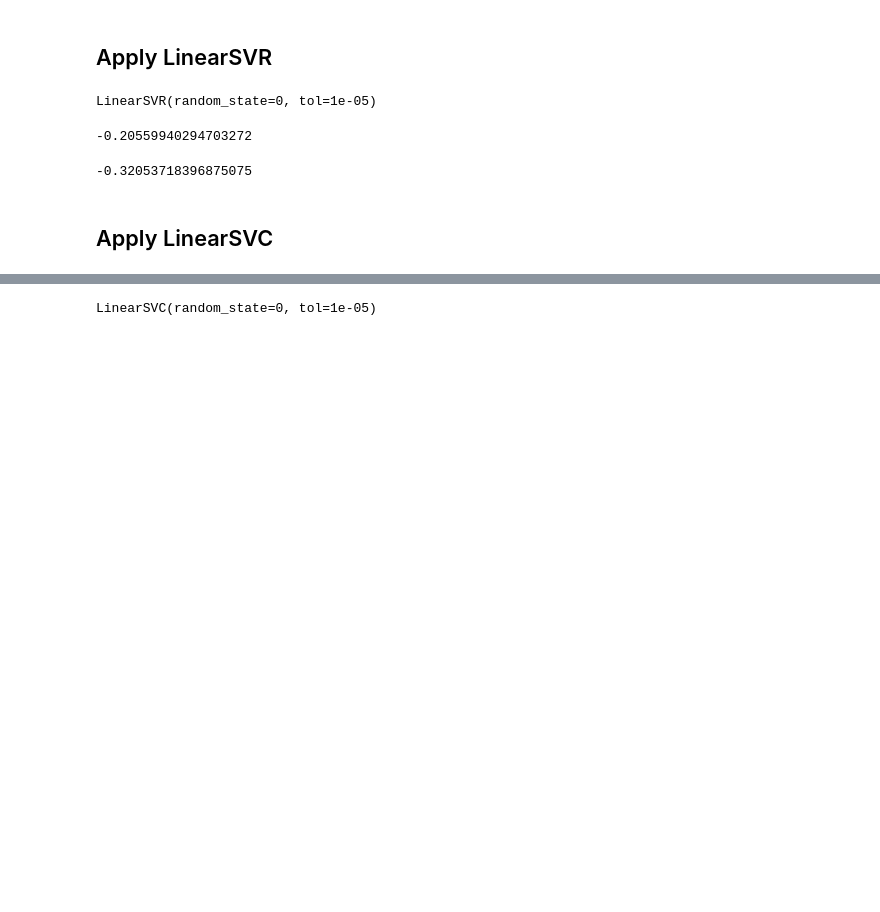
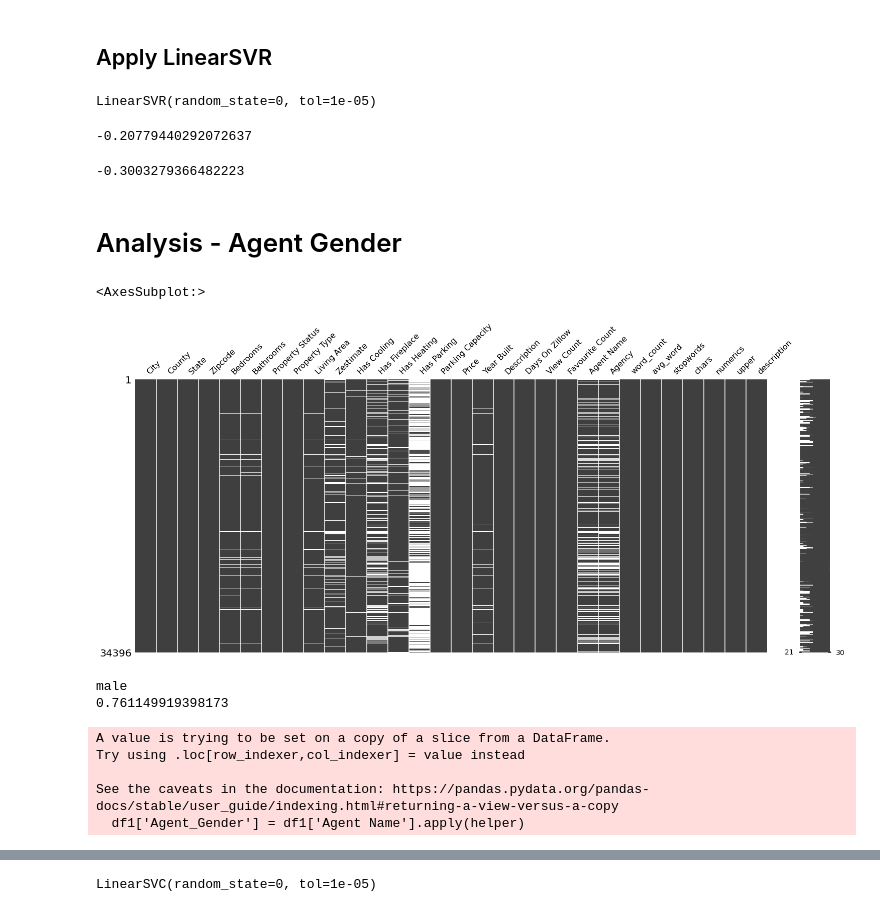
Before and after one commit to GaureshKapoor/homedescription, a Jupyter notebook: Text-Analysis.ipynb, the cells around one changed output, grey strips where cells are left out. Drawn from its saved outputs; the diff is of its cells as text; code cells hidden in the pictures; blank space fills up the shorter version.

```diff
--- a/Text-Analysis.ipynb
+++ b/Text-Analysis.ipynb
@@ -184,12 +156,16 @@ https://smltar.com/mlregression.html#mlregressionfull
 from textblob import Word
 from nltk.stem import WordNetLemmatizer
 # %%
-# lemmatizer = WordNetLemmatizer()
-# #' '.join([wnl.lemmatize(words) for words in df['descrip'][0]])
-# # def lemmatize_text(text):
-# #     return [lemmatizer.lemmatize(w) for w in text]
+lemmatizer = WordNetLemmatizer()
+#' '.join([wnl.lemmatize(words) for words in df['descrip'][0]])
+# def lemmatize_text(text):
+#     return [lemmatizer.lemmatize(w) for w in text]
 
-# def lemmatize_text(text):
-#     return [lemmatizer.lemmatize(text)]
+def lemmatize_text(text):
+    word_list = nltk.word_tokenize(text)
 
-# df['description'] = df['description'].apply(lemmatize_text)
+    # Lemmatize list of words and join
+    lemmatized_output = ' '.join([lemmatizer.lemmatize(w) for w in word_list])
+    return lemmatized_output
+
+df['description'] = df['description'].apply(lemmatize_text)
@@ -245,10 +227,10 @@ LinearSVR(random_state=0, tol=1e-05)
 # %%
 regr.score(X_train_tfidf, y_train)
 # %% [output]
--0.20559940294703272
+-0.20779440292072637
 # %%
 regr.score(X_test_tfidf, y_test)
 # %% [output]
--0.32053718396875075
+-0.3003279366482223
-# %% [markdown]
-## Apply LinearSVC
+# %% [markdown]
+# Analysis - Agent Gender
@@ -254,0 +239,5 @@ regr.score(X_test_tfidf, y_test)
+# %%
+msno.matrix(df)
+# %% [output]
+<AxesSubplot:>
+[figure, added]
@@ -254,0 +250,29 @@ regr.score(X_test_tfidf, y_test)
+# %%
+def gender_features(word):
+    return {'last_letter':word[-1]}
+
+# preparing a list of examples and corresponding class labels.
+labeled_names = ([(name, 'male') for name in names.words('male.txt')]+
+             [(name, 'female') for name in names.words('female.txt')])
+
+random.shuffle(labeled_names)
+
+# we use the feature extractor to process the names data.
+featuresets = [(gender_features(n), gender)
+               for (n, gender)in labeled_names]
+
+# Divide the resulting list of feature
+# sets into a training set and a test set.
+train_set, test_set = featuresets[500:], featuresets[:500]
+
+# The training set is used to
+# train a new "naive Bayes" classifier.
+classifier = nltk.NaiveBayesClassifier.train(train_set)
+
+print(classifier.classify(gender_features('mahavir')))
+# output should be 'male'
+
+print(nltk.classify.accuracy(classifier, train_set))
+# %% [output]
+male
+0.761149919398173
@@ -254,0 +282,8 @@ regr.score(X_test_tfidf, y_test)
+# %%
+df1['Agent_Gender'] = df1['Agent Name'].apply(helper)
+# %% [output]
+A value is trying to be set on a copy of a slice from a DataFrame.
+Try using .loc[row_indexer,col_indexer] = value instead
+
+See the caveats in the documentation: https://pandas.pydata.org/pandas-docs/stable/user_guide/indexing.html#returning-a-view-versus-a-copy
+  df1['Agent_Gender'] = df1['Agent Name'].apply(helper)
```
Also changed, not shown: parts of 35 cells of this notebook.
